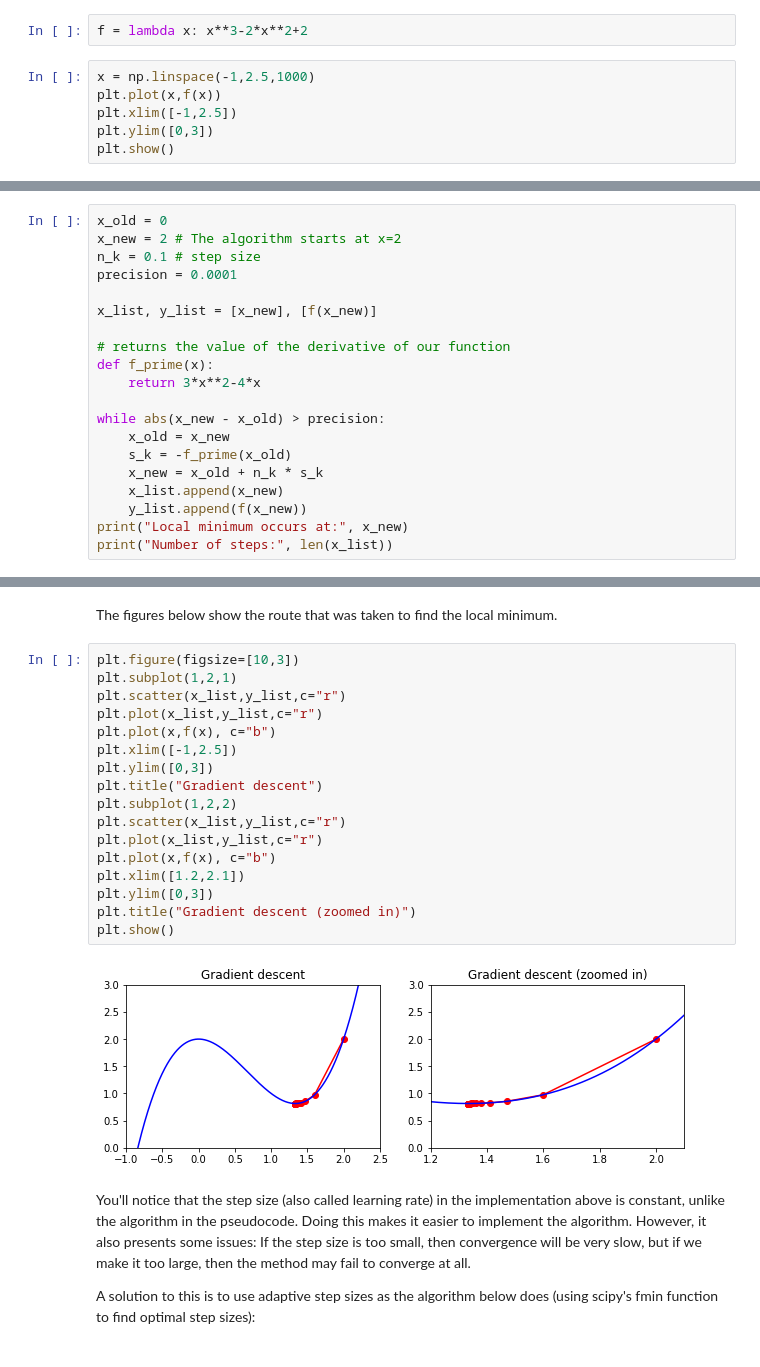
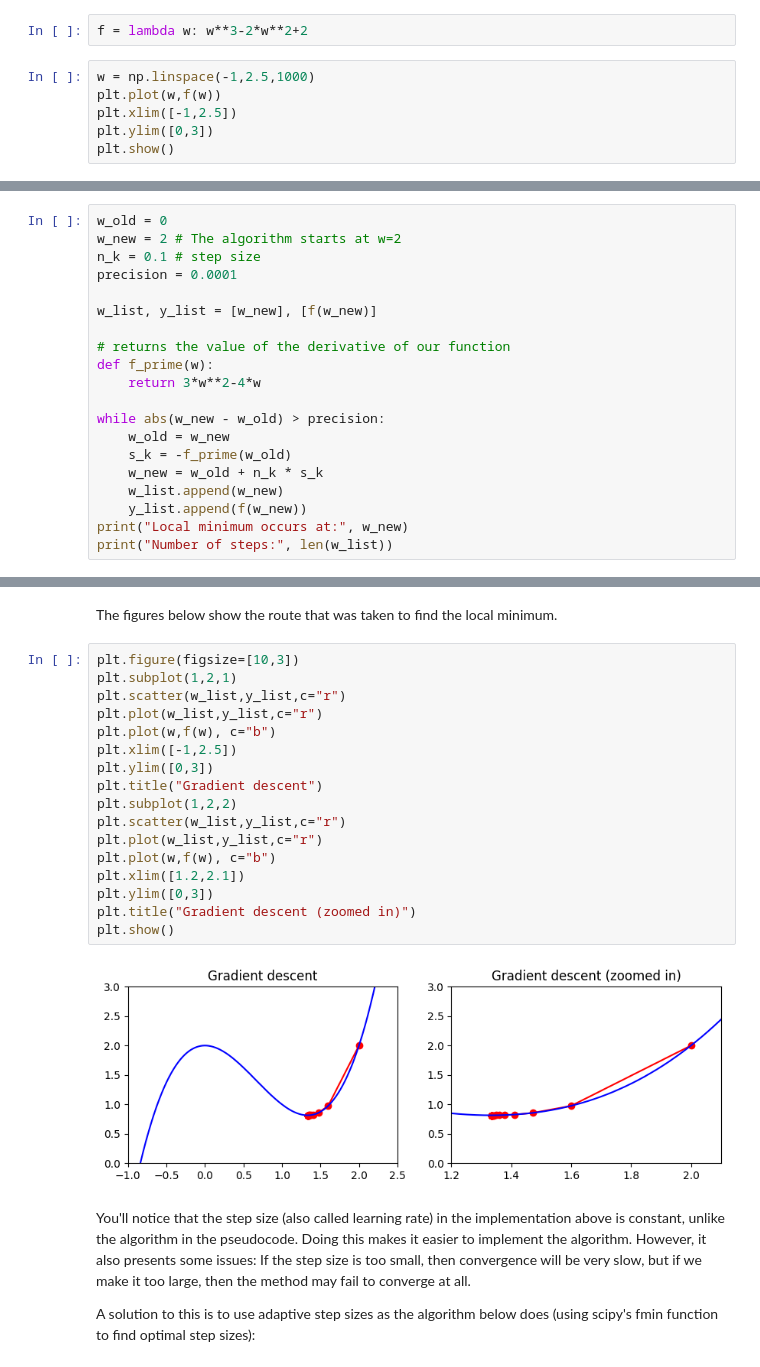
Before and after one commit to qiyanjun/2025Fall-UVA-CS-MachineLearningDeep, a Jupyter notebook: notebook/L4_stochastic_gradient_descent.ipynb, the cells around one changed output, grey strips where cells are left out. Cells and saved outputs as stored; diff of their text form.

```diff
--- a/notebook/L4_stochastic_gradient_descent.ipynb
+++ b/notebook/L4_stochastic_gradient_descent.ipynb
@@ -17,10 +17,10 @@ from scipy.optimize import fmin
 # %% [markdown]
 As a simple example, let's find a local minimum for the function $f(x) = x^3-2x^2+2$
 # %%
-f = lambda x: x**3-2*x**2+2
+f = lambda w: w**3-2*w**2+2
 # %%
-x = np.linspace(-1,2.5,1000)
-plt.plot(x,f(x))
+w = np.linspace(-1,2.5,1000)
+plt.plot(w,f(w))
 plt.xlim([-1,2.5])
 plt.ylim([0,3])
 plt.show()
@@ -29,25 +29,25 @@ plt.show()
 # %% [markdown]
 We can see from plot above that our local minimum is gonna be near around 1.4 or 1.5 (on the x-axis), but let's pretend that we don't know that, so we set our starting point (arbitrarily, in this case) at $x_0 = 2$
 # %%
-x_old = 0
-x_new = 2 # The algorithm starts at x=2
+w_old = 0
+w_new = 2 # The algorithm starts at w=2
 n_k = 0.1 # step size
 precision = 0.0001
 
-x_list, y_list = [x_new], [f(x_new)]
+w_list, y_list = [w_new], [f(w_new)]
 
 # returns the value of the derivative of our function
-def f_prime(x):
-    return 3*x**2-4*x
+def f_prime(w):
+    return 3*w**2-4*w
 
-while abs(x_new - x_old) > precision:
-    x_old = x_new
-    s_k = -f_prime(x_old)
-    x_new = x_old + n_k * s_k
-    x_list.append(x_new)
-    y_list.append(f(x_new))
-print("Local minimum occurs at:", x_new)
-print("Number of steps:", len(x_list))
+while abs(w_new - w_old) > precision:
+    w_old = w_new
+    s_k = -f_prime(w_old)
+    w_new = w_old + n_k * s_k
+    w_list.append(w_new)
+    y_list.append(f(w_new))
+print("Local minimum occurs at:", w_new)
+print("Number of steps:", len(w_list))
 # %% [output]
 Local minimum occurs at: 1.3334253508453249
 Number of steps: 17
@@ -56,22 +56,22 @@ The figures below show the route that was taken to find the local minimum.
 # %%
 plt.figure(figsize=[10,3])
 plt.subplot(1,2,1)
-plt.scatter(x_list,y_list,c="r")
-plt.plot(x_list,y_list,c="r")
-plt.plot(x,f(x), c="b")
+plt.scatter(w_list,y_list,c="r")
+plt.plot(w_list,y_list,c="r")
+plt.plot(w,f(w), c="b")
 plt.xlim([-1,2.5])
 plt.ylim([0,3])
 plt.title("Gradient descent")
 plt.subplot(1,2,2)
-plt.scatter(x_list,y_list,c="r")
-plt.plot(x_list,y_list,c="r")
-plt.plot(x,f(x), c="b")
+plt.scatter(w_list,y_list,c="r")
+plt.plot(w_list,y_list,c="r")
+plt.plot(w,f(w), c="b")
 plt.xlim([1.2,2.1])
 plt.ylim([0,3])
 plt.title("Gradient descent (zoomed in)")
 plt.show()
 # %% [output]
-[figure, old version]
+[figure, new version]
 # %% [markdown]
 You'll notice that the step size (also called learning rate) in the implementation above is constant, unlike the algorithm in the pseudocode. Doing this makes it easier to implement the algorithm. However, it also presents some issues: If the step size is too small, then convergence will be very slow, but if we make it too large, then the method may fail to converge at all.
 
```
Also changed, not shown: parts of 7 cells of this notebook, 6 other files.
